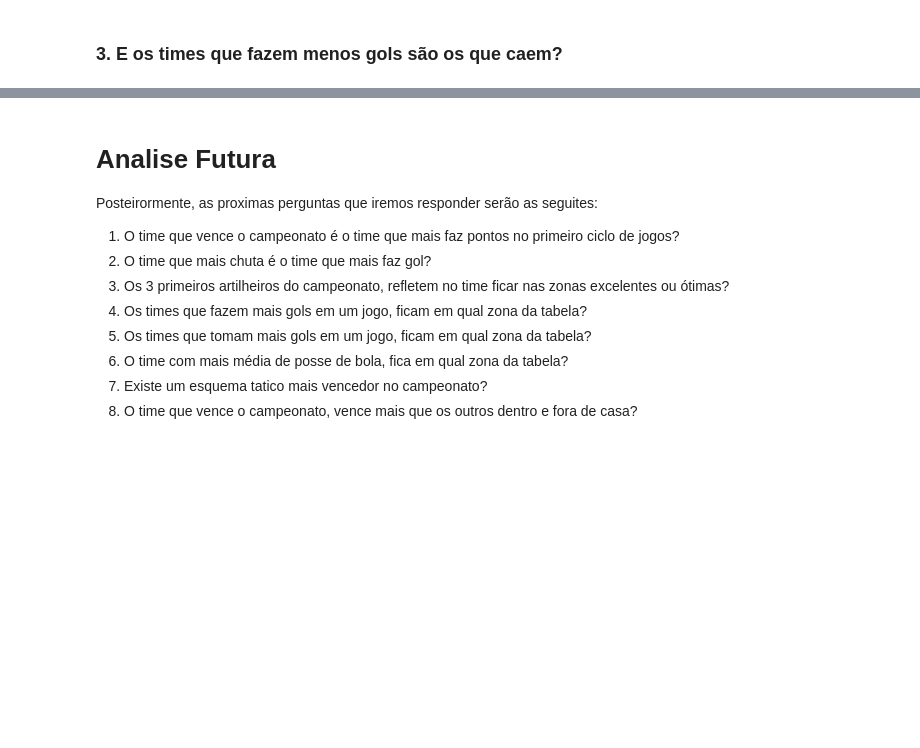
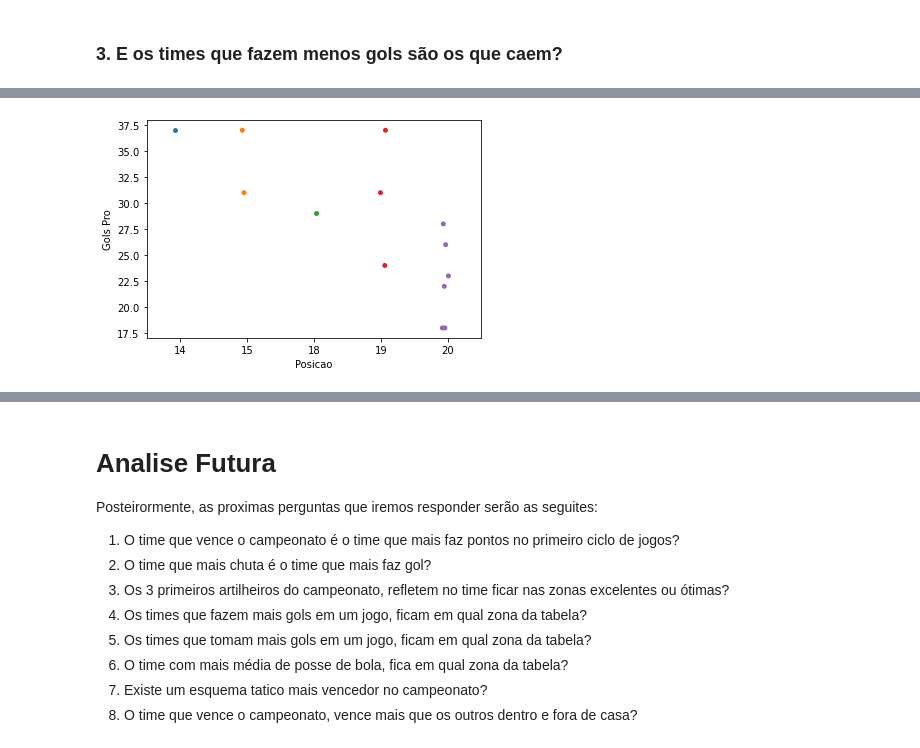
Before and after one commit to bjbomfim/INF1032_AnaliseDeDados_Brasileirao, a Jupyter notebook: primeiraEntrega.ipynb, the cells around one changed output, grey strips where cells are left out. Saved outputs shown, nothing was run; the diff lists cells and outputs as text; code cells hidden in the pictures; blank space fills up the shorter version.

```diff
--- a/primeiraEntrega.ipynb
+++ b/primeiraEntrega.ipynb
@@ -159,0 +136,19 @@ Gols Pro
+# %%
+
+ltDfBr = []
+
+for i in range(2012, 2022):
+    filtro = dfBrasileirao['Ano'] == i
+    ltDfBr.append(dfBrasileirao[filtro])
+
+j = 0
+menosGols = 0
+for i in ltDfBr:
+    filtro = i[ i['Gols Pro'] == i['Gols Pro'].min()]
+    if j == 0:
+        menosGols = filtro
+    else:
+        menosGols = menosGols.append(filtro)
+    j+=1
+
+menosGols.head()
@@ -159,0 +162,5 @@ Gols Pro
+# %%
+sns.stripplot(x = 'Posicao', y = menosGols['Gols Pro'] ,data=menosGols)
+plt.show()
+# %% [output]
+[figure, added]
```
Also changed, not shown: parts of 30 cells of this notebook, 1 other file.
